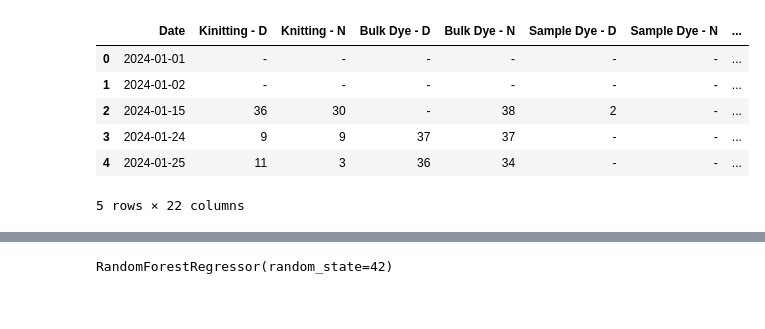
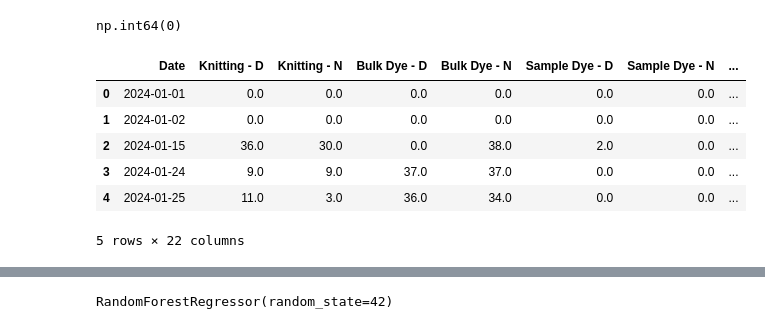
Before and after one commit to IT21254420/MFI-Consumptions, a Jupyter notebook: Consumptions/Steam.ipynb, the cells around one changed output, grey strips where cells are left out. Drawn from its saved outputs; the diff is of its cells as text; code cells hidden in the pictures.

```diff
--- a/Consumptions/Steam.ipynb
+++ b/Consumptions/Steam.ipynb
@@ -28,0 +22,4 @@ data.shape
+# %%
+# Load the dataset
+
+df = pd.read_excel('Consumptions.xlsx')
@@ -29,10 +68,25 @@ data.shape
+# %%
+# Checking for duplicate values
+
+df.duplicated().sum()
+# %% [output]
+np.int64(0)
+# %%
+# Data Cleaning
+# Replace '-' with NaN
+
+df.replace('-', np.nan, inplace=True)
+# %%
+# Then fill NaNs with 0
+
+df.fillna(0, inplace=True)
 # %%
-data.head()
+df.head()
 # %% [output]
-|  | Date | Kinitting - D | Knitting - N | Bulk Dye - D | Bulk Dye - N | Sample Dye - D | Sample Dye - N | ... |
-| 0 | 2024-01-01 | - | - | - | - | - | - | ... |
-| 1 | 2024-01-02 | - | - | - | - | - | - | ... |
-| 2 | 2024-01-15 | 36 | 30 | - | 38 | 2 | - | ... |
-| 3 | 2024-01-24 | 9 | 9 | 37 | 37 | - | - | ... |
-| 4 | 2024-01-25 | 11 | 3 | 36 | 34 | - | - | ... |
+|  | Date | Knitting - D | Knitting - N | Bulk Dye - D | Bulk Dye - N | Sample Dye - D | Sample Dye - N | ... |
+| 0 | 2024-01-01 | 0.0 | 0.0 | 0.0 | 0.0 | 0.0 | 0.0 | ... |
+| 1 | 2024-01-02 | 0.0 | 0.0 | 0.0 | 0.0 | 0.0 | 0.0 | ... |
+| 2 | 2024-01-15 | 36.0 | 30.0 | 0.0 | 38.0 | 2.0 | 0.0 | ... |
+| 3 | 2024-01-24 | 9.0 | 9.0 | 37.0 | 37.0 | 0.0 | 0.0 | ... |
+| 4 | 2024-01-25 | 11.0 | 3.0 | 36.0 | 34.0 | 0.0 | 0.0 | ... |
 5 rows × 22 columns
```
Also changed, not shown: parts of 71 cells of this notebook, 7 other files.
